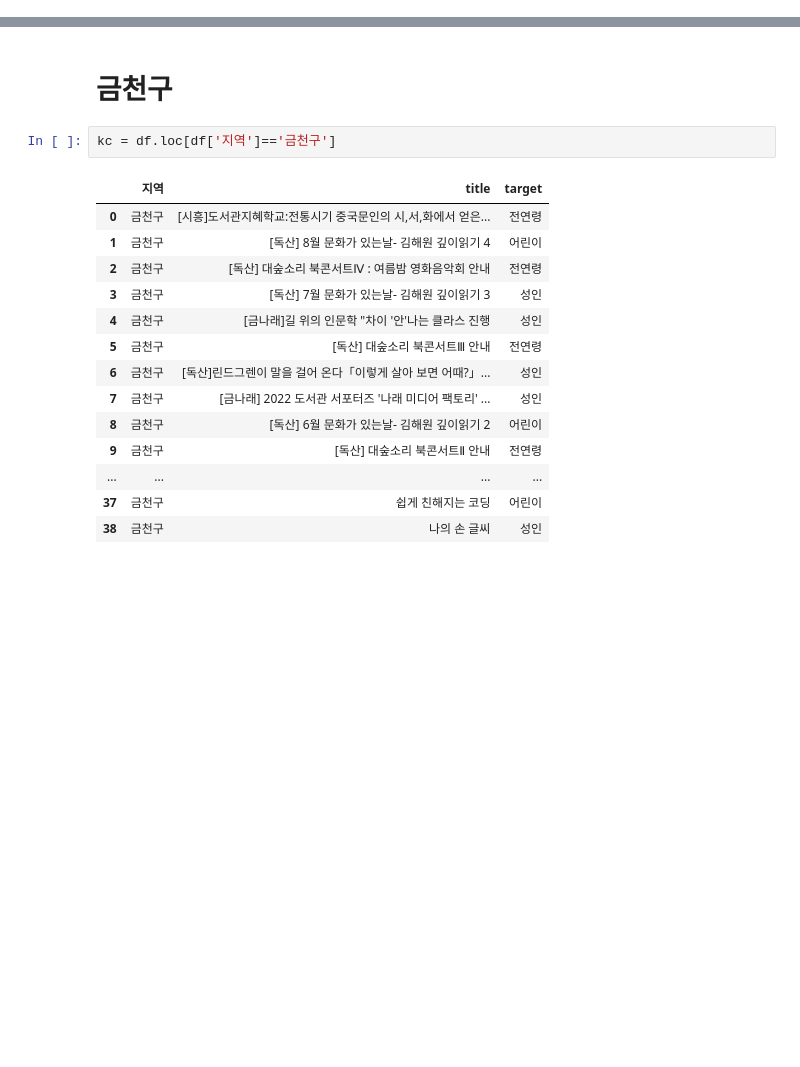
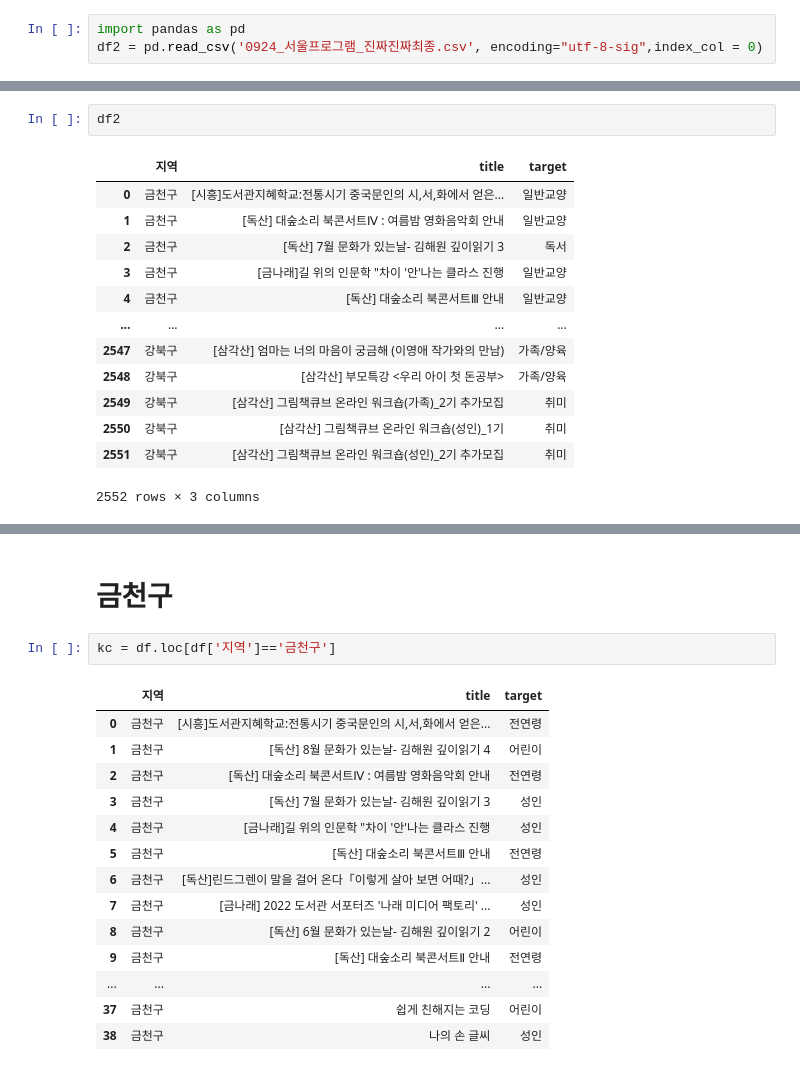
Before and after one commit to kyunakim/everybodys_lib, a Jupyter notebook: hanni/도서관 문화행사.ipynb, the cells around one changed output, grey strips where cells are left out. Drawn from its saved outputs; the diff is of its cells as text; blank space fills up the shorter version.

```diff
--- a/hanni/도서관 문화행사.ipynb
+++ b/hanni/도서관 문화행사.ipynb
@@ -3,0 +7,3 @@ df = pd.read_csv('0921_연령대별_프로그ᄅ
+# %%
+import pandas as pd
+df2 = pd.read_csv('0924_서울프로그램_진짜진짜최종.csv', encoding="utf-8-sig",index_col = 0)
@@ -19,0 +86,16 @@ df
+# %%
+df2
+# %% [output]
+|  | 지역 | title | target |
+| 0 | 금천구 | [시흥]도서관지혜학교:전통시기 중국문인의 시,서,화에서 얻은... | 일반교양 |
+| 1 | 금천구 | [독산] 대숲소리 북콘서트Ⅳ : 여름밤 영화음악회 안내 | 일반교양 |
+| 2 | 금천구 | [독산] 7월 문화가 있는날- 김해원 깊이읽기 3 | 독서 |
+| 3 | 금천구 | [금나래]길 위의 인문학 "차이 '안'나는 클라스 진행 | 일반교양 |
+| 4 | 금천구 | [독산] 대숲소리 북콘서트Ⅲ 안내 | 일반교양 |
+| ... | ... | ... | ... |
+| 2547 | 강북구 | [삼각산] 엄마는 너의 마음이 궁금해 (이영애 작가와의 만남) | 가족/양육 |
+| 2548 | 강북구 | [삼각산] 부모특강 <우리 아이 첫 돈공부> | 가족/양육 |
+| 2549 | 강북구 | [삼각산] 그림책큐브 온라인 워크숍(가족)_2기 추가모집 | 취미 |
+| 2550 | 강북구 | [삼각산] 그림책큐브 온라인 워크숍(성인)_1기 | 취미 |
+| 2551 | 강북구 | [삼각산] 그림책큐브 온라인 워크숍(성인)_2기 추가모집 | 취미 |
+2552 rows × 3 columns
```
Also changed, not shown: parts of 16 cells of this notebook, 12 other files.
